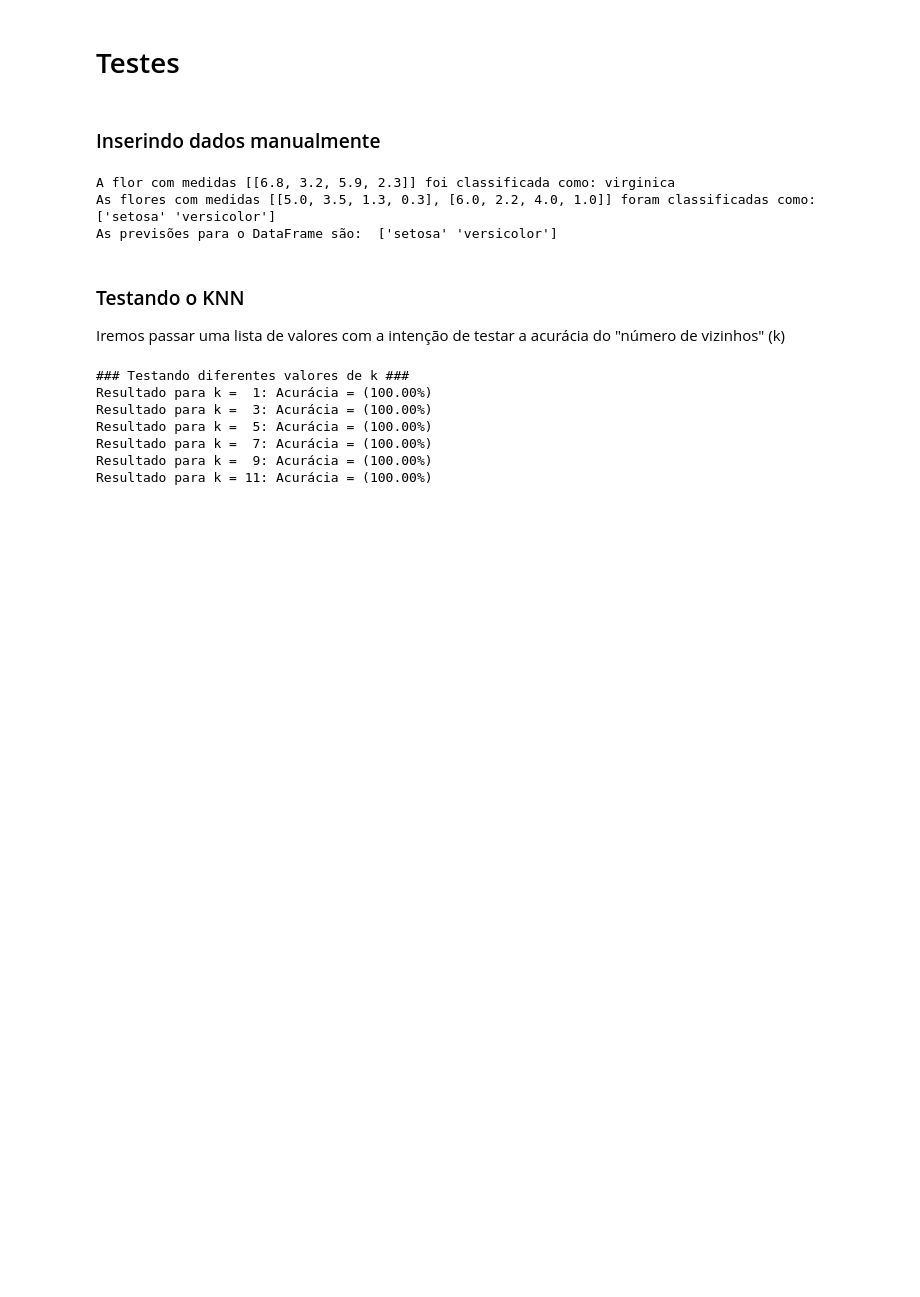
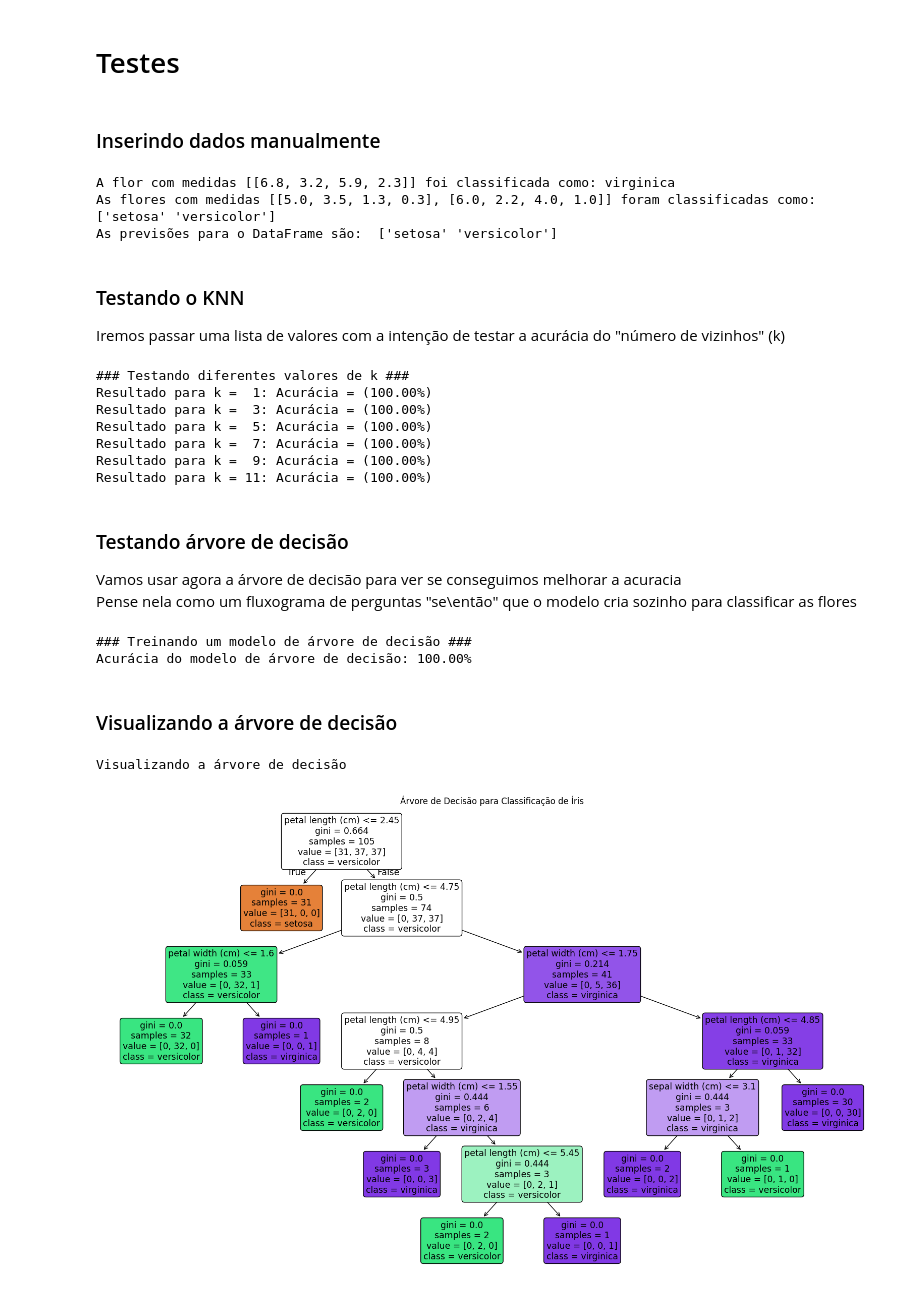
Before and after one commit to Lucassribeiro9/classificador-iris, a Jupyter notebook: analise-iris.ipynb, the cells around one changed output. Drawn from its saved outputs; the diff is of its cells as text; code cells hidden in the pictures; blank space fills up the shorter version.

```diff
--- a/analise-iris.ipynb
+++ b/analise-iris.ipynb
@@ -236,3 +237,32 @@ Resultado para k =  5: Acurácia = (100.00%)
 Resultado para k =  7: Acurácia = (100.00%)
 Resultado para k =  9: Acurácia = (100.00%)
 Resultado para k = 11: Acurácia = (100.00%)
+# %% [markdown]
+### Testando árvore de decisão
+Vamos usar agora a árvore de decisão para ver se conseguimos melhorar a acuracia
+Pense nela como um fluxograma de perguntas "se\então" que o modelo cria sozinho para classificar as flores
+# %%
+print("### Treinando um modelo de árvore de decisão ###")
+# Criando o modelo. O random_state garante que o resultado seja sempre o mesmo
+tree_model = DecisionTreeClassifier(random_state = 42)
+# Treinando o modelo com os dados de antes
+tree_model.fit(X_train, y_train)
+# Faz as previsões
+y_pred_tree = tree_model.predict(X_test)
+# Calculando a acurácia
+accuracy_tree = accuracy_score(y_test, y_pred_tree)
+print(f"Acurácia do modelo de árvore de decisão: {accuracy_tree:.2%}")
+# %% [output]
+### Treinando um modelo de árvore de decisão ###
+Acurácia do modelo de árvore de decisão: 100.00%
+# %% [markdown]
+### Visualizando a árvore de decisão
+# %%
+print("Visualizando a árvore de decisão")
+plt.figure(figsize=(20, 12))
+plot_tree(tree_model, feature_names=dataset.feature_names, class_names=dataset.target_names, filled=True,rounded=True)
+plt.title("Árvore de Decisão para Classificação de Íris")
+plt.show()
+# %% [output]
+Visualizando a árvore de decisão
+[figure, added]
```
Also changed, not shown: parts of 2 cells of this notebook.
